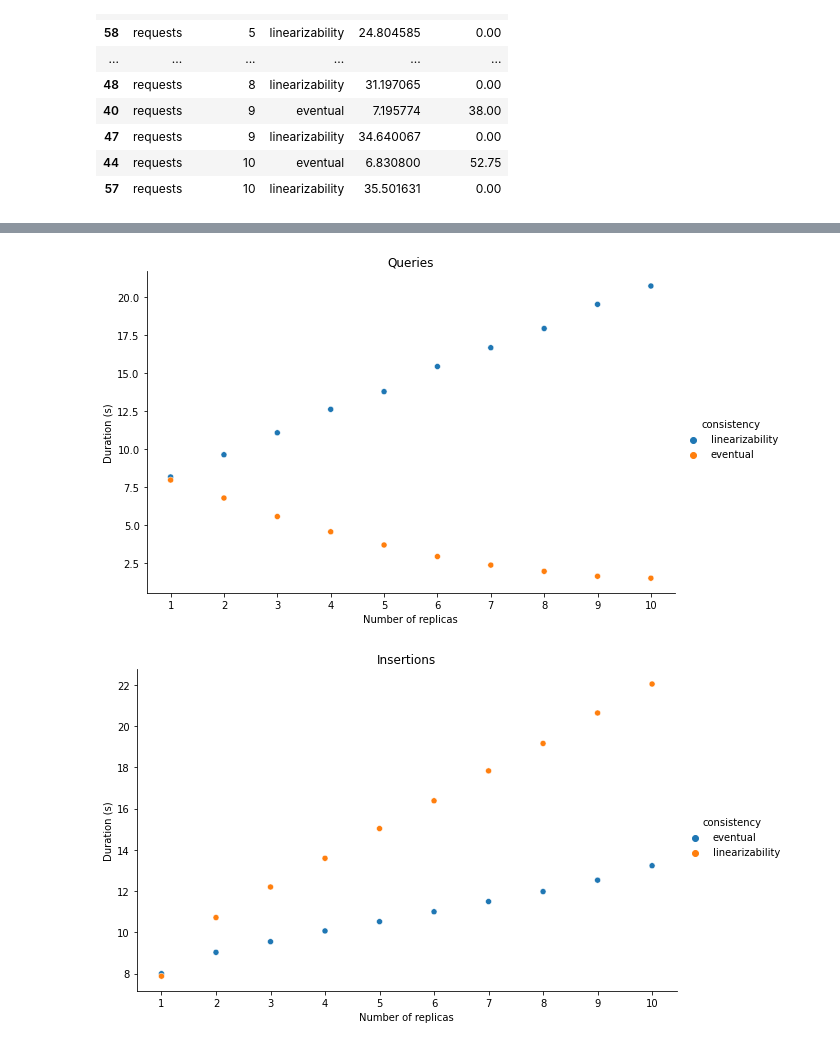
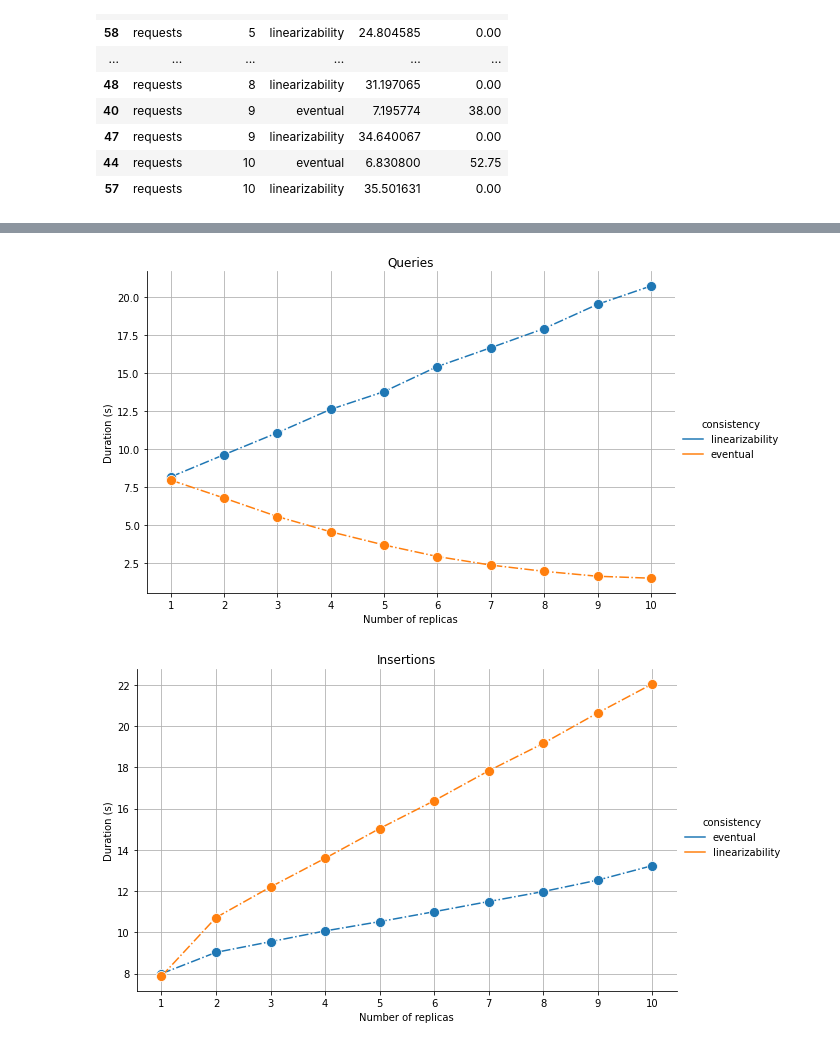
Before and after one commit to mstou/ToyChord, a Jupyter notebook: Analysis.ipynb, the cells around one changed output, grey strips where cells are left out. Drawn from its saved outputs; the diff is of its cells as text; code cells hidden in the pictures.

```diff
--- a/Analysis.ipynb
+++ b/Analysis.ipynb
@@ -175,33 +182,41 @@ sns.relplot(
     x = 'n_replicas',
     y = 'duration',
     hue = 'consistency',
-    kind = 'scatter',
+    kind = 'line',
     height = 5,
     aspect = 1.61803399,
+    linestyle='-.',
+    marker = 'o',
+    markersize = 10,
 )
 plt.ylabel('Duration (s)')
 plt.xlabel('Number of replicas')
 plt.xticks(list(range(1, 11)))
 plt.title('Queries')
+plt.grid(True)
 plt.savefig('./test_results/plots/queries.png', bbox_inches="tight")
 plt.show()
 # %% [output]
-[figure, old version]
+[figure, new version]
 # %%
 sns.relplot(
     data = df_insertions,
     x = 'n_replicas',
     y = 'duration',
     hue = 'consistency',
-    kind = 'scatter',
+    kind = 'line',
     height = 5,
     aspect = 1.61803399,
+    linestyle='-.',
+    marker = 'o',
+    markersize = 10,
 )
 plt.ylabel('Duration (s)')
 plt.xlabel('Number of replicas')
 plt.xticks(list(range(1, 11)))
 plt.title('Insertions')
+plt.grid(True)
 plt.savefig('./test_results/plots/insertions.png', bbox_inches="tight")
 plt.show()
 # %% [output]
-[figure, old version]
+[figure, new version]
```
Also changed, not shown: parts of 2 cells of this notebook, 4 other files.
